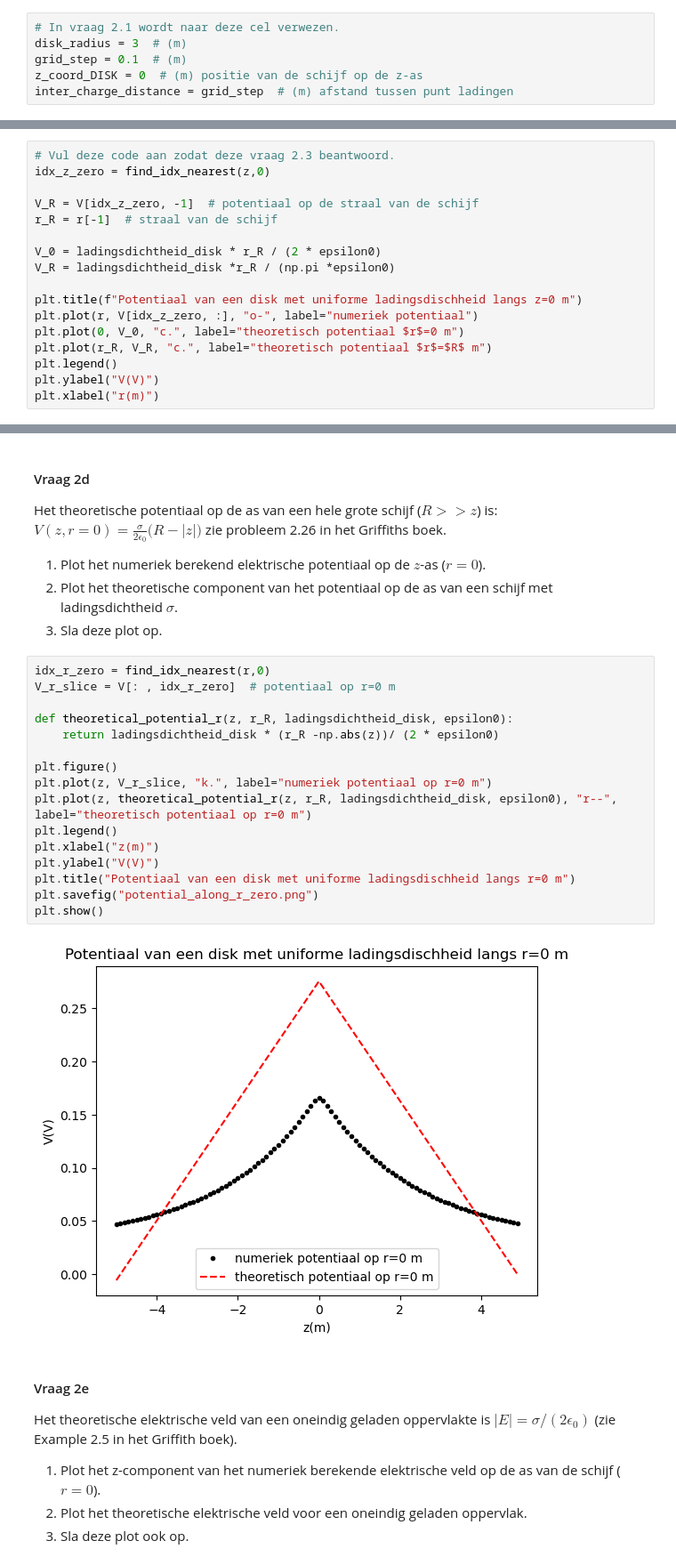
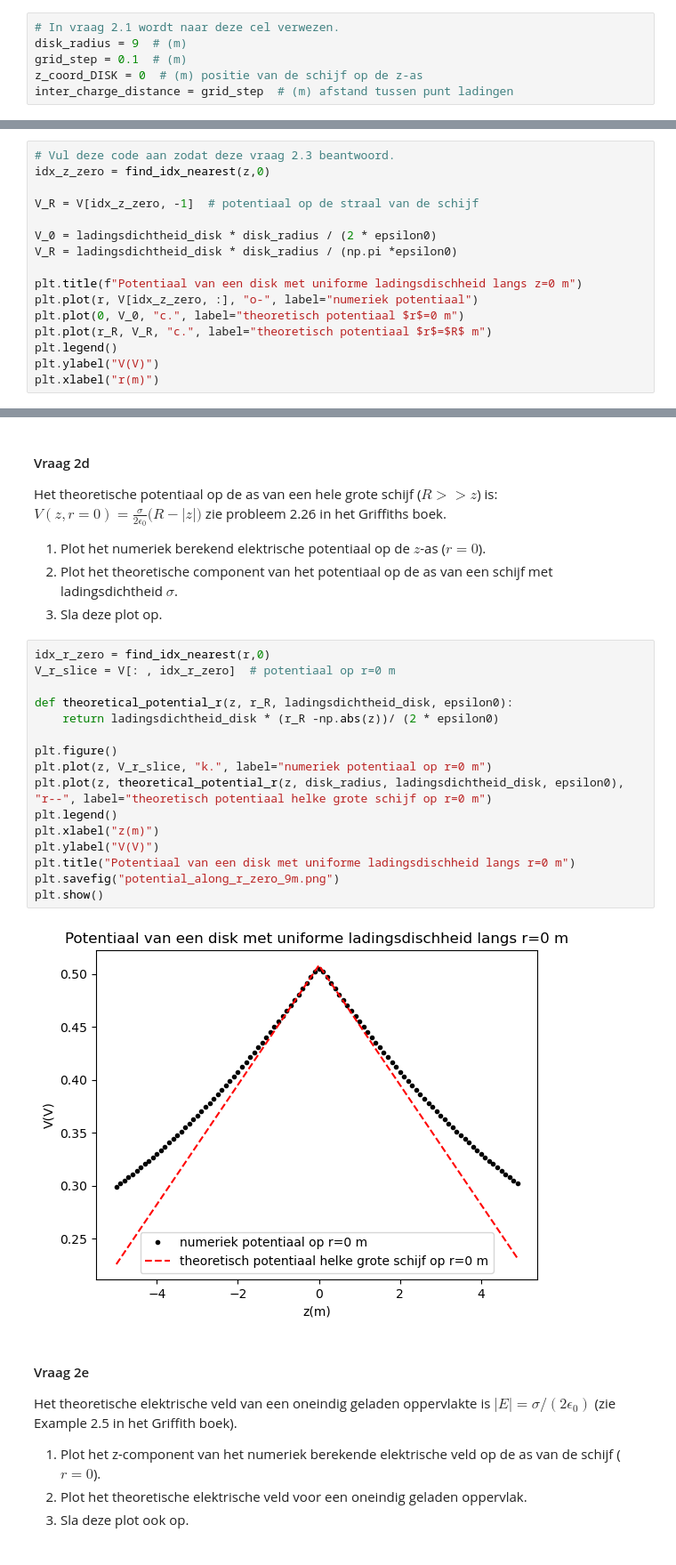
Before and after one commit to beanmachine123/opdrachten-DEF-D, a Jupyter notebook: DigitaleOntwerpopdrachten/1CondensatorOpdracht/CondensatorOntwerpopdracht.ipynb, the cells around one changed output, grey strips where cells are left out. Shown at 89% size. Saved outputs shown, nothing was run; the diff lists cells and outputs as text.

```diff
--- a/DigitaleOntwerpopdrachten/1CondensatorOpdracht/CondensatorOntwerpopdracht.ipynb
+++ b/DigitaleOntwerpopdrachten/1CondensatorOpdracht/CondensatorOntwerpopdracht.ipynb
@@ -156,7 +156,7 @@ de gevonden exponent is: -1.91 ± 0.02 dit komt niet overeen met de theoretische
 In de code hieronder wordt een geladen schijf gemaakt via het superpositie principe. Dit wordt gedaan door een rooster van punten in de ruimte te creëren, alle punten die voldoen aan $z = 0$ m en $r < R$ krijgen een lading charge_one_point en vanuit hier wordt het potentiaal bepaald. Hier is de $z$-as de as van de schijf en de r as de afstand tot de $z$-as.
 # %%
 # In vraag 2.1 wordt naar deze cel verwezen.
-disk_radius = 3  # (m)
+disk_radius = 9  # (m)
 grid_step = 0.1  # (m)
 z_coord_DISK = 0  # (m) positie van de schijf op de z-as
 inter_charge_distance = grid_step  # (m) afstand tussen punt ladingen
@@ -217,10 +217,9 @@ De ladingsdichtheid op de schijf is: 9.95e-13 C/m^2
 idx_z_zero = find_idx_nearest(z,0)
 
 V_R = V[idx_z_zero, -1]  # potentiaal op de straal van de schijf
-r_R = r[-1]  # straal van de schijf
 
-V_0 = ladingsdichtheid_disk * r_R / (2 * epsilon0)
-V_R = ladingsdichtheid_disk *r_R / (np.pi *epsilon0)
+V_0 = ladingsdichtheid_disk * disk_radius / (2 * epsilon0)
+V_R = ladingsdichtheid_disk * disk_radius / (np.pi *epsilon0)
 
 plt.title(f"Potentiaal van een disk met uniforme ladingsdischheid langs z=0 m")
 plt.plot(r, V[idx_z_zero, :], "o-", label="numeriek potentiaal")
@@ -244,21 +243,21 @@ zie probleem 2.26 in het Griffiths boek.
 # %%
 idx_r_zero = find_idx_nearest(r,0)
 V_r_slice = V[: , idx_r_zero]  # potentiaal op r=0 m
 
 def theoretical_potential_r(z, r_R, ladingsdichtheid_disk, epsilon0):
     return ladingsdichtheid_disk * (r_R -np.abs(z))/ (2 * epsilon0)
 
 plt.figure()
 plt.plot(z, V_r_slice, "k.", label="numeriek potentiaal op r=0 m")
-plt.plot(z, theoretical_potential_r(z, r_R, ladingsdichtheid_disk, epsilon0), "r--", label="theoretisch potentiaal op r=0 m")
+plt.plot(z, theoretical_potential_r(z, disk_radius, ladingsdichtheid_disk, epsilon0), "r--", label="theoretisch potentiaal helke grote schijf op r=0 m")
 plt.legend()
 plt.xlabel("z(m)")
 plt.ylabel("V(V)")
 plt.title("Potentiaal van een disk met uniforme ladingsdischheid langs r=0 m")
-plt.savefig("potential_along_r_zero.png")
+plt.savefig("potential_along_r_zero_9m.png")
 plt.show()
 # %% [output]
-[figure, old version]
+[figure, new version]
 # %% [markdown]
 #### Vraag 2e
 
```
Also changed, not shown: parts of 5 cells of this notebook, 4 other files.
